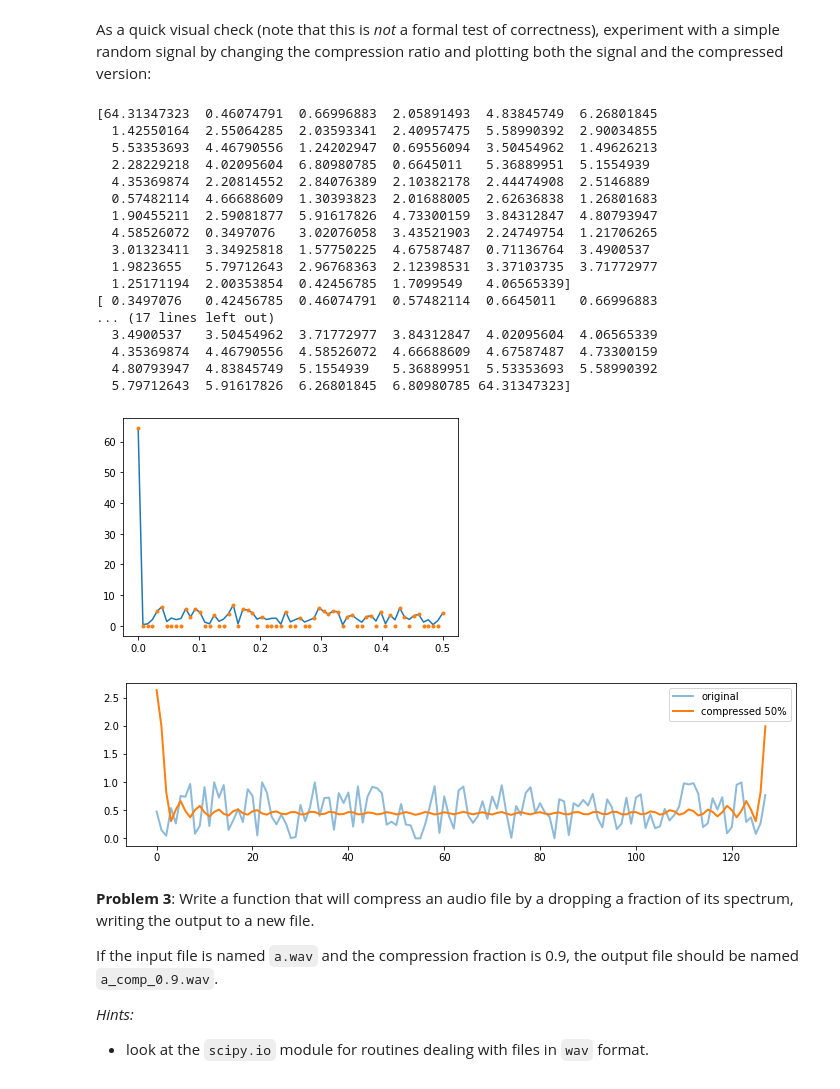
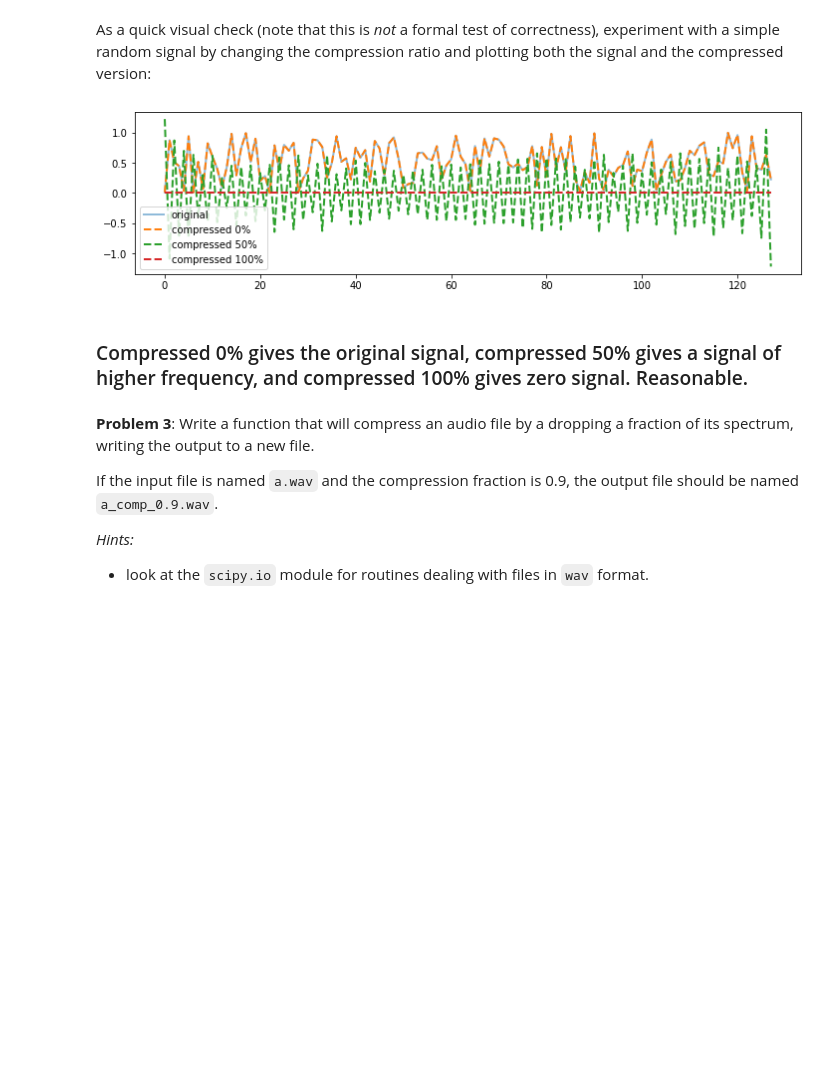
Before and after one commit to JBeechert/python-ay250-homework, a Jupyter notebook: hw_1/hw_1_assignment.ipynb, the cells around one changed output. Cells and saved outputs as stored; diff of their text form; code cells hidden in the pictures; blank space fills up the shorter version.

```diff
--- a/hw_1/hw_1_assignment.ipynb
+++ b/hw_1/hw_1_assignment.ipynb
@@ -295,32 +297,26 @@ def compress_signal(x, fraction):
     """
 
     # Number of samples
-    N = x.size
+    N = len(x)
 
-    # Take real FFT of the (real) signal.
+    # Take real FFT of the signal.
     # This is the power in each frequency bin.
-    fft = np.abs(np.fft.rfft(x))
-    print(fft)
-
-    # Find the center frequency in each bin
-    sample_spacing = 1 # = inverse of sampling_rate
-    fftfreq = np.fft.rfftfreq(N, d=sample_spacing) # idk about this
-    plt.plot(fftfreq, fft)
+    fft = np.fft.rfft(x)
 
     # Find the indices of fft in ascending order of power
     sort_idx = np.argsort(fft)
     fft_sorted = fft[sort_idx]
-    print(fft_sorted)
 
     # Set the power in the first n frequency bins to zero
-    n = int(len(fft_sorted)*fraction)
-    fft_sorted[:n] = 0
-    print(fft_sorted)
-    plt.plot(fftfreq[sort_idx], fft_sorted, '.')
+    if fraction == 0:
+        fft_sorted = fft
+    else:
+        n = int(len(fft_sorted)*fraction)
+        fft_sorted[0:n] = 0
 
     # Take inverse real FFT to get compressed signal from
     #  truncated frequencies.
-    compressed = np.abs(np.fft.irfft(fft_sorted))
+    compressed = np.fft.irfft(fft_sorted,N)
 
     return compressed
 # %% [markdown]
@@ -328,34 +324,20 @@ As a quick visual check (note that this is *not* a formal test of correctness),
 # %%
 x = np.random.rand(128)
 # %%
-fraction = 0.5  # play changing this in the 0-1 range
-
-xa = compress_signal(x, fraction)
+fractions = [0, 0.5, 1]  # play changing this in the 0-1 range
 
 plt.figure(figsize=(12,3))
 plt.plot(x, alpha=0.5, lw=2, label='original')
-plt.plot(xa, lw=2, label='compressed {0:.0%}'.format(fraction))
+
+for fraction in fractions:
+    xa = compress_signal(x, fraction)
+    plt.plot(xa, linestyle='--', lw=2, label='compressed {0:.0%}'.format(fraction))
+
 plt.legend();
 # %% [output]
-[64.31347323  0.46074791  0.66996883  2.05891493  4.83845749  6.26801845
-  1.42550164  2.55064285  2.03593341  2.40957475  5.58990392  2.90034855
-  5.53353693  4.46790556  1.24202947  0.69556094  3.50454962  1.49626213
-  2.28229218  4.02095604  6.80980785  0.6645011   5.36889951  5.1554939
-  4.35369874  2.20814552  2.84076389  2.10382178  2.44474908  2.5146889
-  0.57482114  4.66688609  1.30393823  2.01688005  2.62636838  1.26801683
-  1.90455211  2.59081877  5.91617826  4.73300159  3.84312847  4.80793947
-  4.58526072  0.3497076   3.02076058  3.43521903  2.24749754  1.21706265
-  3.01323411  3.34925818  1.57750225  4.67587487  0.71136764  3.4900537
-  1.9823655   5.79712643  2.96768363  2.12398531  3.37103735  3.71772977
-  1.25171194  2.00353854  0.42456785  1.7099549   4.06565339]
-[ 0.3497076   0.42456785  0.46074791  0.57482114  0.6645011   0.66996883
-... (17 lines left out)
-  3.4900537   3.50454962  3.71772977  3.84312847  4.02095604  4.06565339
-  4.35369874  4.46790556  4.58526072  4.66688609  4.67587487  4.73300159
-  4.80793947  4.83845749  5.1554939   5.36889951  5.53353693  5.58990392
-  5.79712643  5.91617826  6.26801845  6.80980785 64.31347323]
-[figure, old version]
+[figure, new version]
-[figure, removed]
+# %% [markdown]
+### Compressed 0% gives the original signal, compressed 50% gives a signal of higher frequency, and compressed 100% gives zero signal. Reasonable.
 # %% [markdown]
 **Problem 3**: Write a function that will compress an audio file by a dropping a fraction of its spectrum, writing the output to a new file.
 
```
Also changed, not shown: parts of 9 cells of this notebook.
